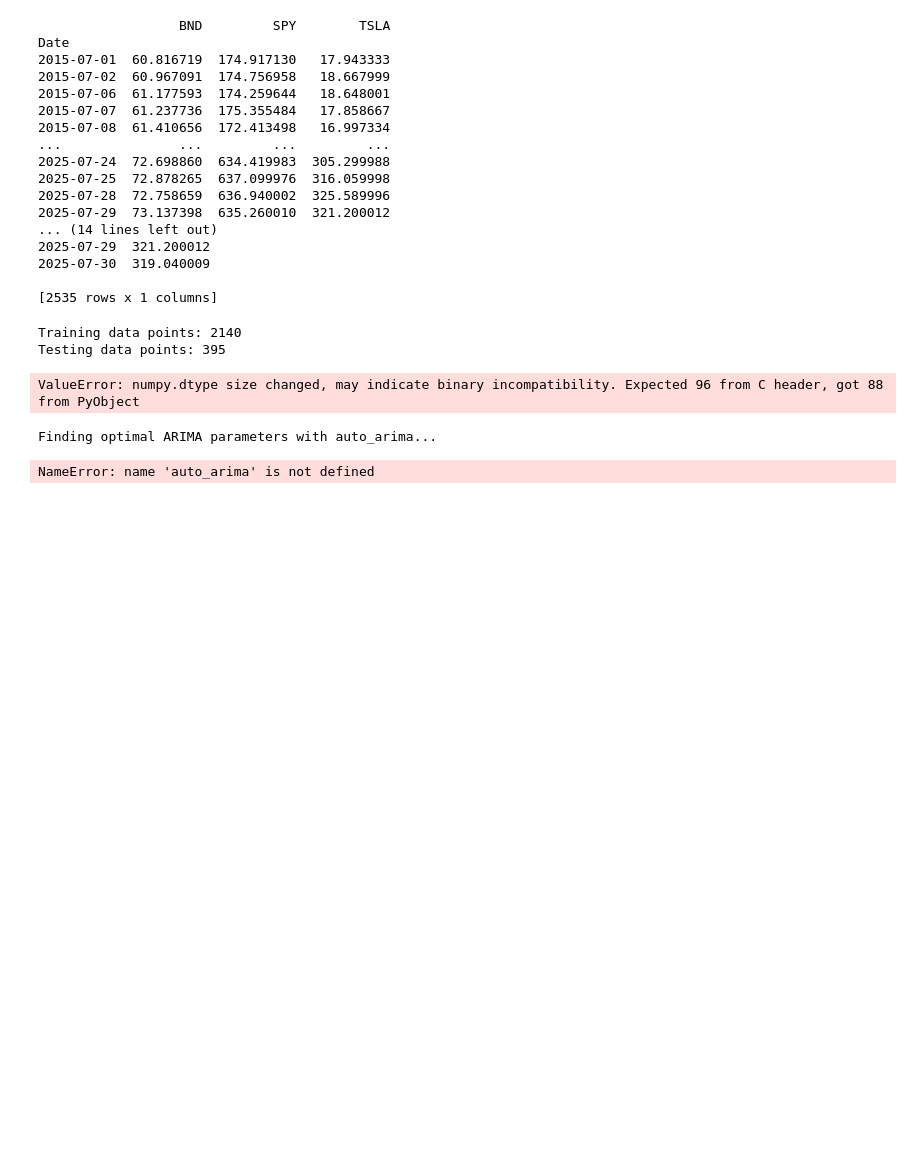
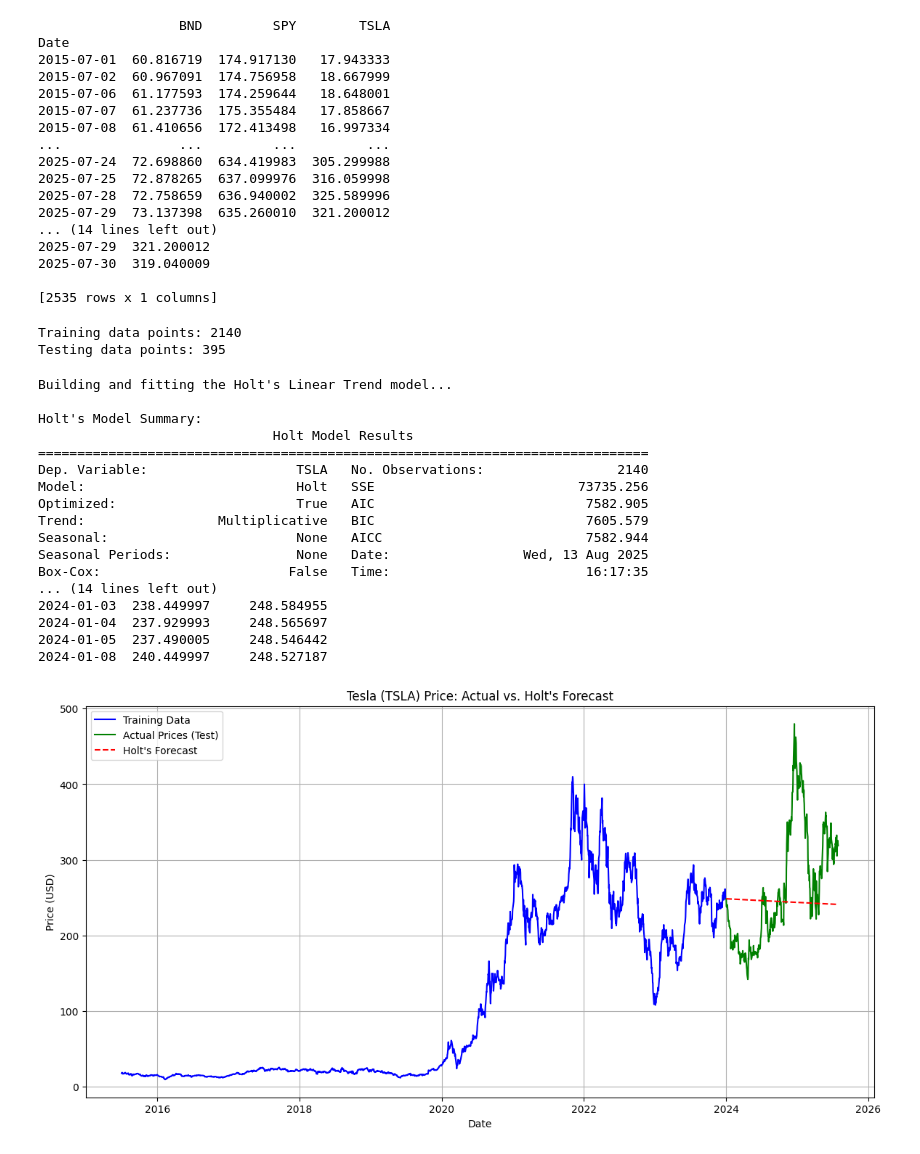
Before and after one commit to b-isry/gmf_portfolio_analysis, a Jupyter notebook: notebooks/model_development.ipynb, the cells around one changed output. Cells and saved outputs as stored; diff of their text form; code cells hidden in the pictures; blank space fills up the shorter version.

Commit message:
Chore: developed time series forcasting models

```diff
--- a/notebooks/model_development.ipynb
+++ b/notebooks/model_development.ipynb
@@ -40,13 +40,57 @@ Testing data points: 395
 # %%
 warnings.filterwarnings('ignore')
 # %%
-from pmdarima import auto_arima
+from statsmodels.tsa.api import Holt
+import matplotlib.pyplot as plt
+
+print("Building and fitting the Holt's Linear Trend model...")
+
+holt_model = Holt(train_data['TSLA'], exponential=True, initialization_method="estimated")
+
+# Fit the model
+holt_fit = holt_model.fit()
+
+print("\nHolt's Model Summary:")
+print(holt_fit.summary())
+
+# Forecast for the same number of periods as the test set
+holt_forecasts_series = holt_fit.forecast(len(test_data))
+forecast_values = holt_forecasts_series.values
+# Assign these values directly to the new column. Pandas will align them positionally.
+test_data['Holt_Forecast'] = forecast_values
+# --- END OF FIX ---
+
+
+print("\nForecasting complete. Test data now includes Holt's forecast:")
+print(test_data.head()) # This should now show proper numerical values
+
+# Let's quickly visualize the forecast against the actual data to be sure
+plt.figure(figsize=(14, 7))
+plt.plot(train_data['TSLA'], label='Training Data', color='blue')
+plt.plot(test_data['TSLA'], label='Actual Prices (Test)', color='green')
+plt.plot(test_data['Holt_Forecast'], label='Holt\'s Forecast', color='red', linestyle='--')
+plt.title('Tesla (TSLA) Price: Actual vs. Holt\'s Forecast')
+plt.xlabel('Date')
+plt.ylabel('Price (USD)')
+plt.legend()
+plt.grid(True)
+plt.show()
 # %% [output]
-ValueError: numpy.dtype size changed, may indicate binary incompatibility. Expected 96 from C header, got 88 from PyObject
+Building and fitting the Holt's Linear Trend model...
+
+Holt's Model Summary:
+                              Holt Model Results
+==============================================================================
+Dep. Variable:                   TSLA   No. Observations:                 2140
+Model:                           Holt   SSE                          73735.256
+Optimized:                       True   AIC                           7582.905
+Trend:                 Multiplicative   BIC                           7605.579
+Seasonal:                        None   AICC                          7582.944
+Seasonal Periods:                None   Date:                 Wed, 13 Aug 2025
+Box-Cox:                        False   Time:                         16:17:35
+... (14 lines left out)
+2024-01-03  238.449997     248.584955
+2024-01-04  237.929993     248.565697
+2024-01-05  237.490005     248.546442
+2024-01-08  240.449997     248.527187
+[figure, added]
-# %%
-print("Finding optimal ARIMA parameters with auto_arima...")
-
-arima_model = auto_arima(train_data['TSLA'], start_p=1, start_q=1, test='adf', max_p=5, max_q=5, m=1, d=None, seasonal=False, stat_p=0, D=0, trace=True, error_action='ignore', suppress_warnings=True, stepwise=True)
-# %% [output]
-Finding optimal ARIMA parameters with auto_arima...
-NameError: name 'auto_arima' is not defined
```
Also changed, not shown: parts of 17 cells of this notebook.
